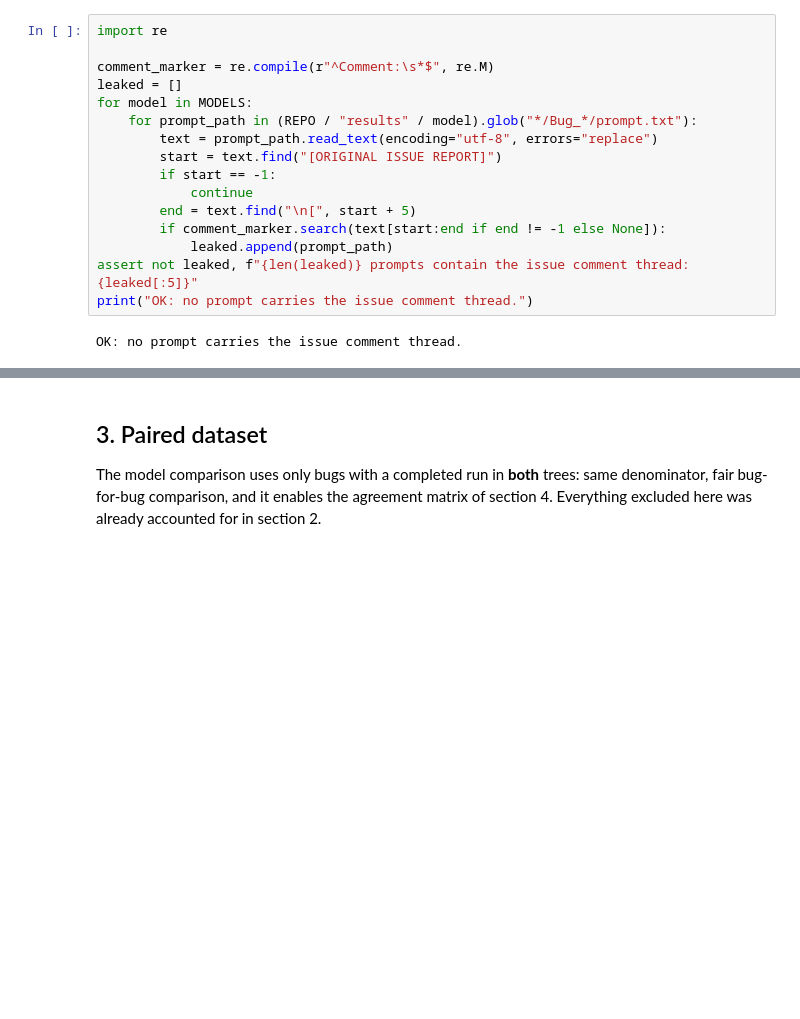
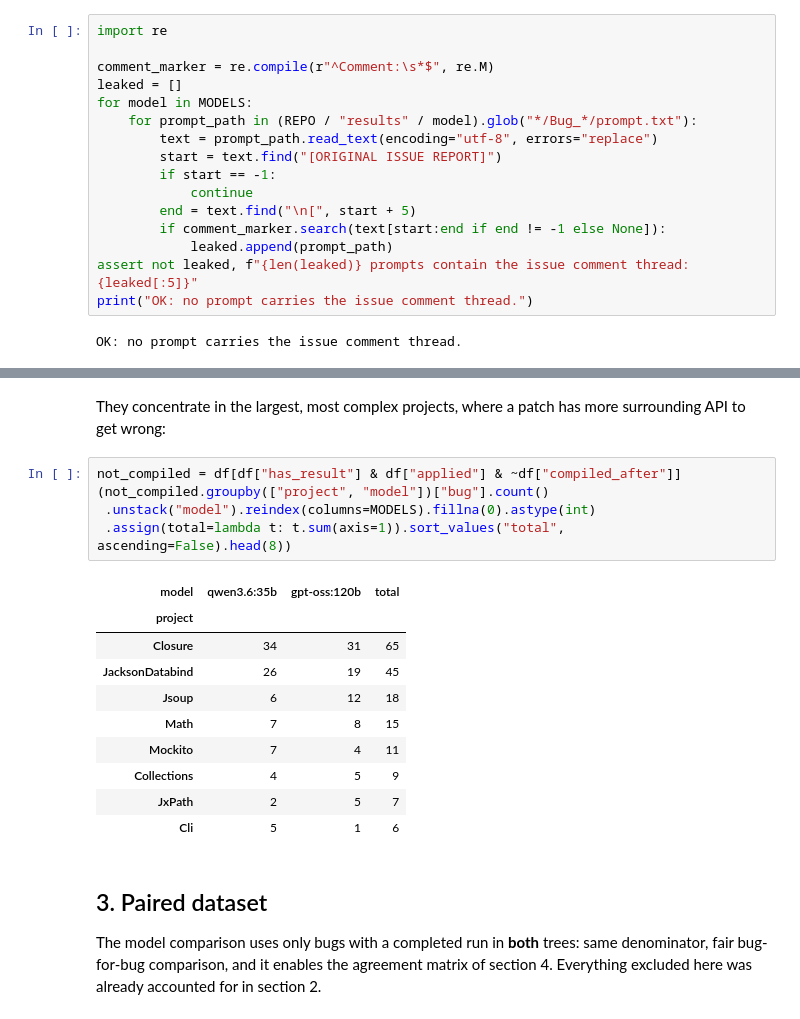
Before and after one commit to codeurjc/2026-FixCheckEvaluation, a Jupyter notebook: analysis/analysis.ipynb, the cells around one changed output, grey strips where cells are left out. Cells and saved outputs as stored; diff of their text form; blank space fills up the shorter version.

```diff
--- a/analysis/analysis.ipynb
+++ b/analysis/analysis.ipynb
@@ -143,3 +173,22 @@ OK: no prompt carries the issue comment thread.
+# %% [markdown]
+They concentrate in the largest, most complex projects, where a patch has more
+surrounding API to get wrong:
+# %%
+not_compiled = df[df["has_result"] & df["applied"] & ~df["compiled_after"]]
+(not_compiled.groupby(["project", "model"])["bug"].count()
+ .unstack("model").reindex(columns=MODELS).fillna(0).astype(int)
+ .assign(total=lambda t: t.sum(axis=1)).sort_values("total", ascending=False).head(8))
+# %% [output]
+| model | qwen3.6:35b | gpt-oss:120b | total |
+| project |  |  |  |
+| Closure | 34 | 31 | 65 |
+| JacksonDatabind | 26 | 19 | 45 |
+| Jsoup | 6 | 12 | 18 |
+| Math | 7 | 8 | 15 |
+| Mockito | 7 | 4 | 11 |
+| Collections | 4 | 5 | 9 |
+| JxPath | 2 | 5 | 7 |
+| Cli | 5 | 1 | 6 |
 # %% [markdown]
 ## 3. Paired dataset
 
```
Also changed, not shown: parts of 20 cells of this notebook, 10 other files.
